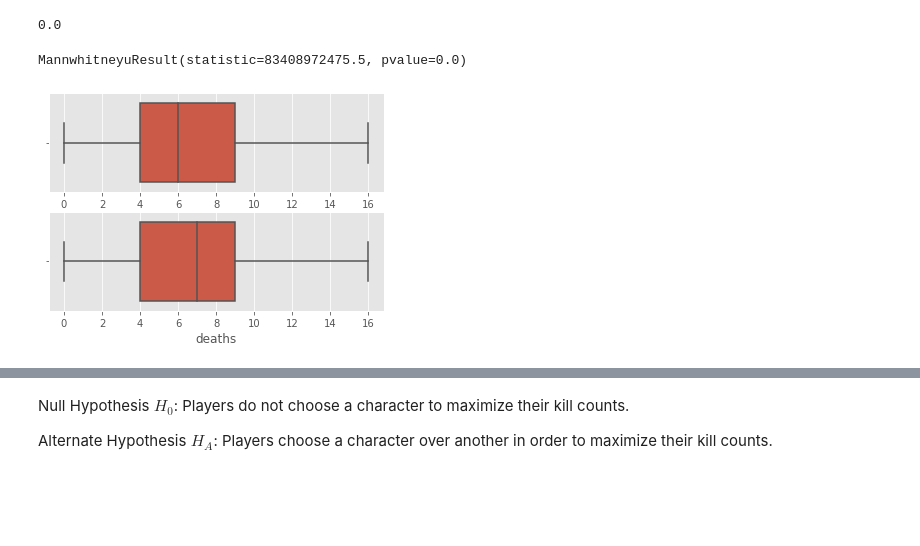
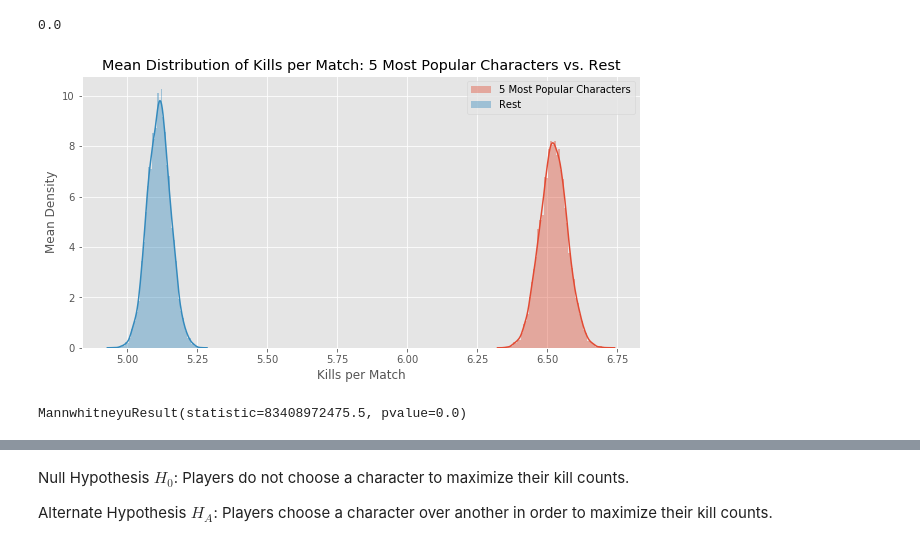
Before and after one commit to anotherjonlee/dotalytics, a Jupyter notebook: EDA.ipynb, the cells around one changed output, grey strips where cells are left out. Cells and saved outputs as stored; diff of their text form; code cells hidden in the pictures; blank space fills up the shorter version.

```diff
--- a/EDA.ipynb
+++ b/EDA.ipynb
@@ -440,3 +435,36 @@ print(pval)
+# %%
+rest_samples = subset_by_iqr(df_rest,'kills')
+top5_samples = subset_by_iqr(df_top5,'kills')
+
+top5_means = sample_means(top5_samples)
+rest_means = sample_means(rest_samples)
+
+fig,ax = plt.subplots(figsize=(10,5))
+
+#ax.hist(top5_means)
+
+ax = sns.distplot(top5_means)
+sns.distplot(rest_means)
+
+#ax.hist(subset_by_iqr(df_rest,'kills'), alpha = 0.5)
+
+#ax.hist(subset_by_iqr(df_top5,'kills'), alpha = 0.5)
+
+#ax.axvline(subset_by_iqr(df_top5,'kills').quantile(.5),c='gray')
+
+#ax.axvline(subset_by_iqr(df_rest,'kills').quantile(.5),linestyle='--')
+
+ax.legend(['5 Most Popular Characters', 'Rest'])
+
+ax.set_title('Mean Distribution of Kills per Match: 5 Most Popular Characters vs. Rest')
+
+ax.set_xlabel('Kills per Match')
+
+ax.set_ylabel('Mean Density')
+
+plt.show()
+# %% [output]
+[figure, added]
 # %%
 # Performing a non-parametric test: Mann-Whitney Signed Rank Test for feature: kills
 
@@ -444,13 +472,6 @@ res = stats.mannwhitneyu(df_top5['kills'],df_rest['kills'],alternative = 'greate
 res
 # %% [output]
 MannwhitneyuResult(statistic=83408972475.5, pvalue=0.0)
-# %%
-plt,axs = plt.subplots(2,1)
-sns.boxplot(subset_by_iqr(df_full,'deaths'),ax = axs[0])
-sns.boxplot(subset_by_iqr(df_top5,'deaths'), ax = axs[1])
-plt.show()
-# %% [output]
-[figure, removed]
 # %%
 import pandas as pd
 import numpy as np
```
Also changed, not shown: parts of 17 cells of this notebook.
